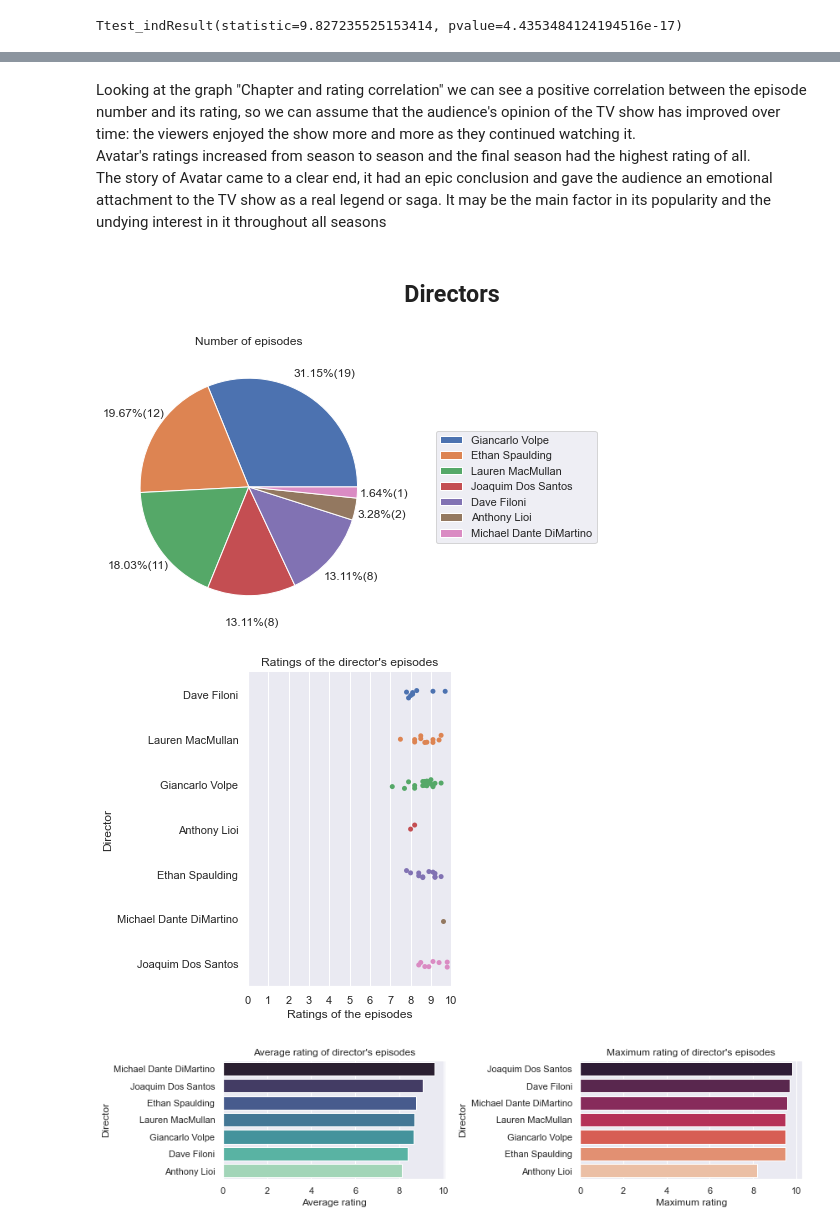
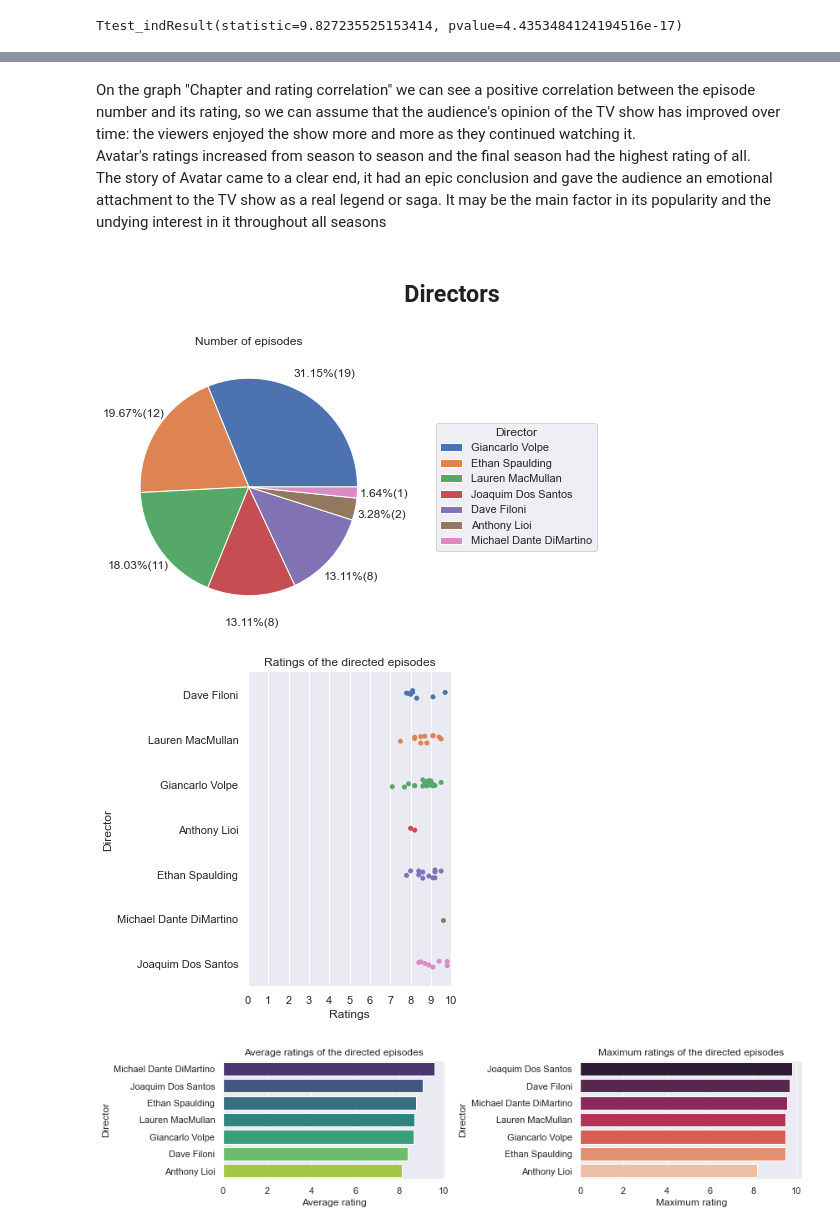
Before and after one commit to sgol11/avatar-analysis, a Jupyter notebook: avatar_analysis.ipynb, the cells around one changed output, grey strips where cells are left out. Saved outputs shown, nothing was run; the diff lists cells and outputs as text; code cells hidden in the pictures.

Commit message:
Section "Directors" finished
Summary for section was added

```diff
--- a/avatar_analysis.ipynb
+++ b/avatar_analysis.ipynb
@@ -244,10 +246,12 @@ plt.show()
 # %% [markdown]
-Looking at the graph "Chapter and rating correlation" we can see a positive correlation between the episode number and its rating, so we can assume that the audience's opinion of the TV show has improved over time: the viewers enjoyed the show more and more as they continued watching it. <br>
+On the graph "Chapter and rating correlation" we can see a positive correlation between the episode number and its rating, so we can assume that the audience's opinion of the TV show has improved over time: the viewers enjoyed the show more and more as they continued watching it. <br>
 Avatar's ratings increased from season to season and the final season had the highest rating of all. <br>
 The story of Avatar came to a clear end, it had an epic conclusion and gave the audience an emotional attachment to the TV show as a real legend or saga. It may be the main factor in its popularity and the undying interest in it throughout all seasons
 # %% [markdown]
 <h2 align='center'> Directors </h2>
 # %%
+# Number of directed episodes
+
 dir_episodes_cnt = engine.execute("""
                                   SELECT director, COUNT(1) AS episodes
                                   FROM data
@@ -262,57 +266,58 @@ plt.figure(figsize=(8,5))
 plt.pie(dir_episodes_cnt_df['episodes'], labels=None, pctdistance=1.25,
         autopct=lambda p: '{:.2f}%({:.0f})'.format(p, (p/100)*dir_episodes_cnt_df['episodes'].sum()))
 plt.title("Number of episodes")
-plt.legend(loc="center right", labels=dir_episodes_cnt_df['director'], bbox_to_anchor=(1.3, 0, 0.5, 1))
-plt.grid()
+plt.legend(title='Director', loc="center right", labels=dir_episodes_cnt_df['director'],
+           bbox_to_anchor=(1.3, 0, 0.5, 1))
 
 plt.show()
 # %% [output]
-[figure, old version]
+[figure, new version]
-# %%
-sns.catplot(x='imdb_rating', y='director', data=data)
-plt.title('Ratings of the director\'s episodes')
-plt.xlabel('Ratings of the episodes')
-plt.ylabel('Director')
-plt.xticks(range(0, 11))
-
-plt.show()
-# %% [output]
-[figure, removed]
 # %%
+# Ratings of the directed episodes
+
+sns.catplot(x='imdb_rating', y='director', data=data)
+plt.title('Ratings of the directed episodes')
+plt.xlabel('Ratings')
+plt.ylabel('Director')
+plt.xticks(range(0, 11))
+
+plt.show()
+
 fig, ax = plt.subplots(1, 2, figsize=(12,3))
 
 avg_rating = engine.execute("""
                             SELECT director, AVG(imdb_rating) AS rating
                             FROM data
                             GROUP BY director
                             ORDER BY rating DESC
                             """)
 avg_rating_df = pd.DataFrame(avg_rating.fetchall())
 avg_rating_df.columns = avg_rating.keys()
 
 max_rating = engine.execute("""
                             SELECT director, MAX(imdb_rating) AS rating
                             FROM data
                             GROUP BY director
                             ORDER BY rating DESC
                             """)
 max_rating_df = pd.DataFrame(max_rating.fetchall())
 max_rating_df.columns = max_rating.keys()
 
 sns.barplot(ax=ax[0], x='rating', y='director', data=avg_rating_df,
-           palette='mako')
+           palette='viridis')
 ax[0].set_xlabel('Average rating')
 ax[0].set_ylabel('Director')
-ax[0].set_title('Average rating of director\'s episodes')
+ax[0].set_title('Average ratings of the directed episodes')
 
 sns.barplot(ax=ax[1], x='rating', y='director', data=max_rating_df,
            palette='rocket')
 ax[1].set_xlabel('Maximum rating')
 ax[1].set_ylabel('Director')
-ax[1].set_title('Maximum rating of director\'s episodes')
+ax[1].set_title('Maximum ratings of the directed episodes')
 
 fig.tight_layout()
 
 plt.show()
 # %% [output]
-[figure, old version]
+[figure, new version]
+[figure, added]
```
Also changed, not shown: parts of 6 cells of this notebook.
